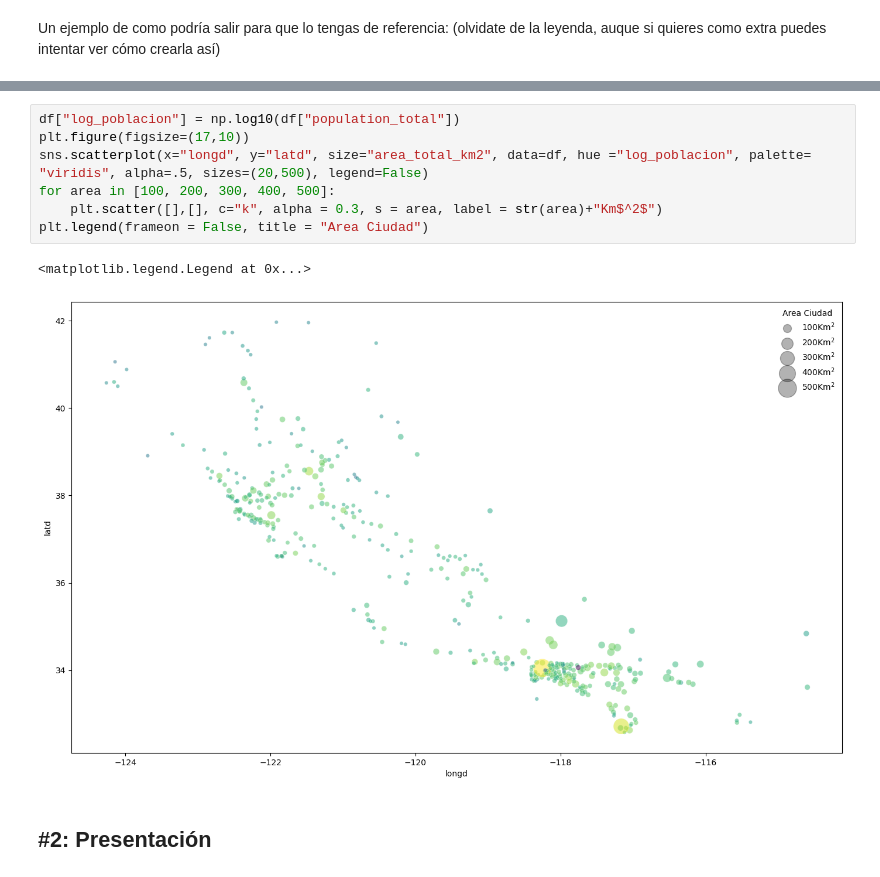
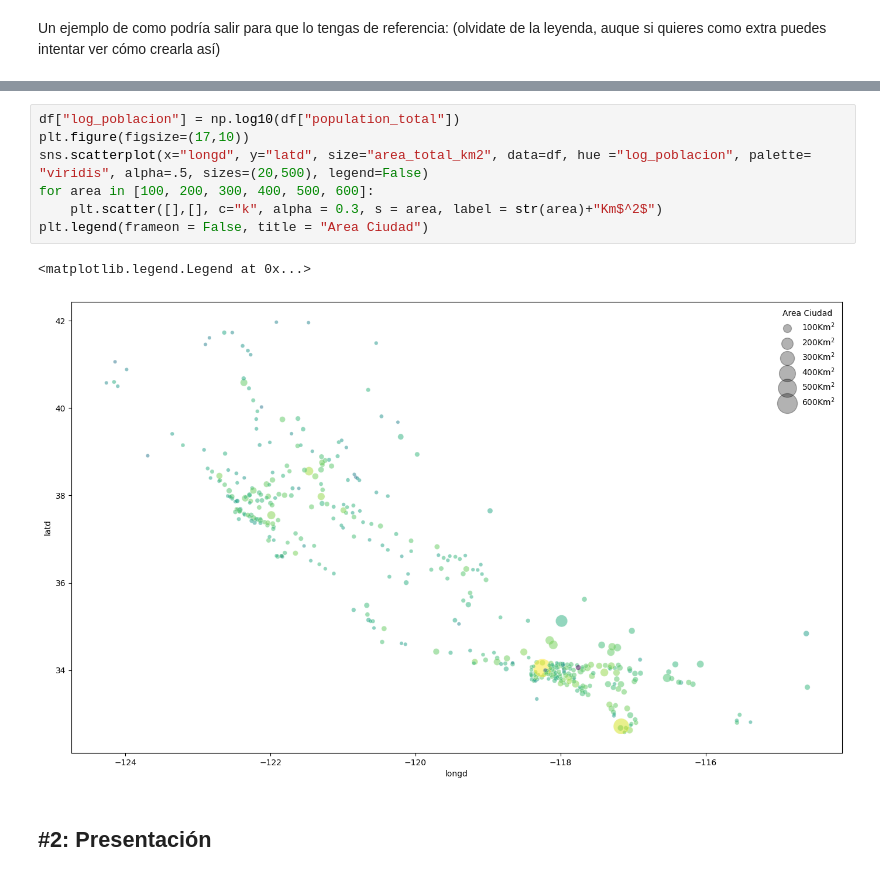
Before and after one commit to PIPM2001/DS_Online_Feb24_Exercises, a Jupyter notebook: 03_Analisis_de_Datos/Sprint_08/Unidad_02/Practica_Obligatoria/18_Practica_Obligatoria_Visualizacion_Presentacion.ipynb, the cells around one changed output, grey strips where cells are left out. Drawn from its saved outputs; the diff is of its cells as text.

```diff
--- a/03_Analisis_de_Datos/Sprint_08/Unidad_02/Practica_Obligatoria/18_Practica_Obligatoria_Visualizacion_Presentacion.ipynb
+++ b/03_Analisis_de_Datos/Sprint_08/Unidad_02/Practica_Obligatoria/18_Practica_Obligatoria_Visualizacion_Presentacion.ipynb
@@ -122,13 +122,13 @@ Un ejemplo de como podría salir para que lo tengas de referencia: (olvidate de
 # %%
 df["log_poblacion"] = np.log10(df["population_total"])
 plt.figure(figsize=(17,10))
 sns.scatterplot(x="longd", y="latd", size="area_total_km2", data=df, hue ="log_poblacion", palette= "viridis", alpha=.5, sizes=(20,500), legend=False)
-for area in [100, 200, 300, 400, 500]:
+for area in [100, 200, 300, 400, 500, 600]:
     plt.scatter([],[], c="k", alpha = 0.3, s = area, label = str(area)+"Km$^2$")
 plt.legend(frameon = False, title = "Area Ciudad")
 # %% [output]
 <matplotlib.legend.Legend at 0x...>
-[figure, old version]
+[figure, new version]
 # %% [markdown]
 ## #2: Presentación
 # %% [markdown]
```
Also changed, not shown: parts of 12 cells of this notebook, 3 other files.
